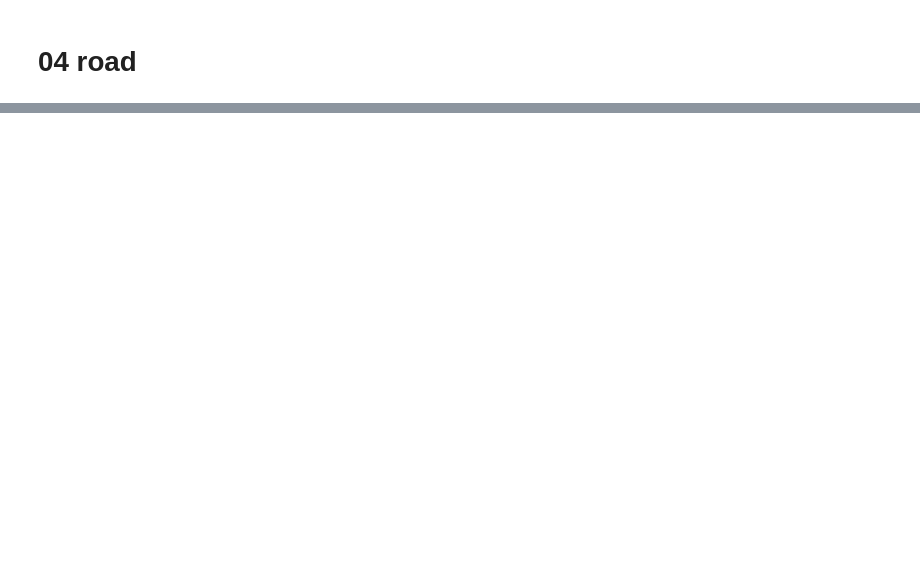
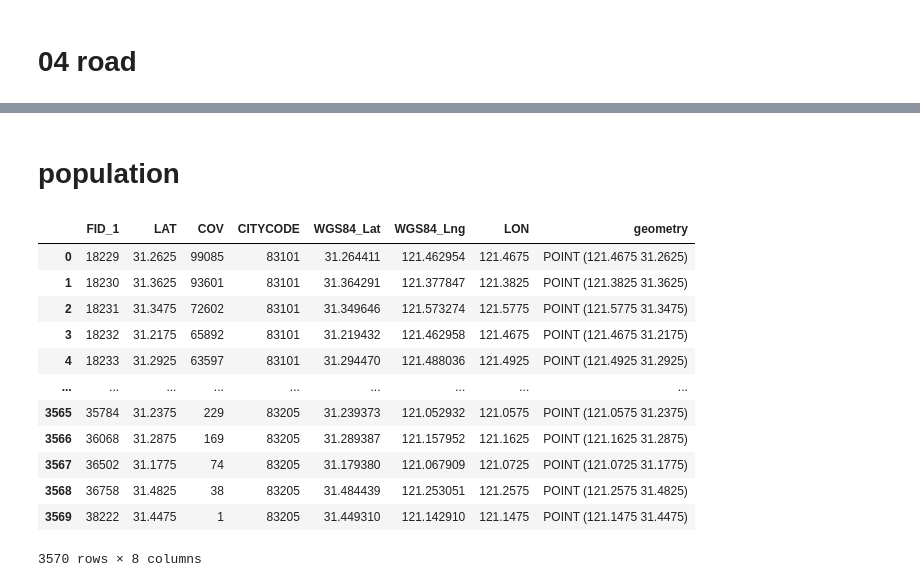
Before and after one commit to LiliLIN0324/pur-ai, a Jupyter notebook: preprocessing.ipynb, the cells around one changed output, grey strips where cells are left out. Cells and saved outputs as stored; diff of their text form; code cells hidden in the pictures; blank space fills up the shorter version.

```diff
--- a/preprocessing.ipynb
+++ b/preprocessing.ipynb
@@ -414,0 +498,21 @@ rasterize_real_value_by_grid(
+# %% [markdown]
+# population
+# %%
+import geopandas as gpd
+
+population_data = r'D:\shanghai workshop\building+park+waterbody\【25028】基于手机信令的上海市人口分布数据\[20250331]基于手机信令的上海市人口分布数据（2023年）\home.shp'
+gpd.read_file(population_data)
+# %% [output]
+|  | FID_1 | LAT | COV | CITYCODE | WGS84_Lat | WGS84_Lng | LON | geometry |
+| 0 | 18229 | 31.2625 | 99085 | 83101 | 31.264411 | 121.462954 | 121.4675 | POINT (121.4675 31.2625) |
+| 1 | 18230 | 31.3625 | 93601 | 83101 | 31.364291 | 121.377847 | 121.3825 | POINT (121.3825 31.3625) |
+| 2 | 18231 | 31.3475 | 72602 | 83101 | 31.349646 | 121.573274 | 121.5775 | POINT (121.5775 31.3475) |
+| 3 | 18232 | 31.2175 | 65892 | 83101 | 31.219432 | 121.462958 | 121.4675 | POINT (121.4675 31.2175) |
+| 4 | 18233 | 31.2925 | 63597 | 83101 | 31.294470 | 121.488036 | 121.4925 | POINT (121.4925 31.2925) |
+| ... | ... | ... | ... | ... | ... | ... | ... | ... |
+| 3565 | 35784 | 31.2375 | 229 | 83205 | 31.239373 | 121.052932 | 121.0575 | POINT (121.0575 31.2375) |
+| 3566 | 36068 | 31.2875 | 169 | 83205 | 31.289387 | 121.157952 | 121.1625 | POINT (121.1625 31.2875) |
+| 3567 | 36502 | 31.1775 | 74 | 83205 | 31.179380 | 121.067909 | 121.0725 | POINT (121.0725 31.1775) |
+| 3568 | 36758 | 31.4825 | 38 | 83205 | 31.484439 | 121.253051 | 121.2575 | POINT (121.2575 31.4825) |
+| 3569 | 38222 | 31.4475 | 1 | 83205 | 31.449310 | 121.142910 | 121.1475 | POINT (121.1475 31.4475) |
+3570 rows × 8 columns
```
Also changed, not shown: parts of 9 cells of this notebook, 3 other files.
